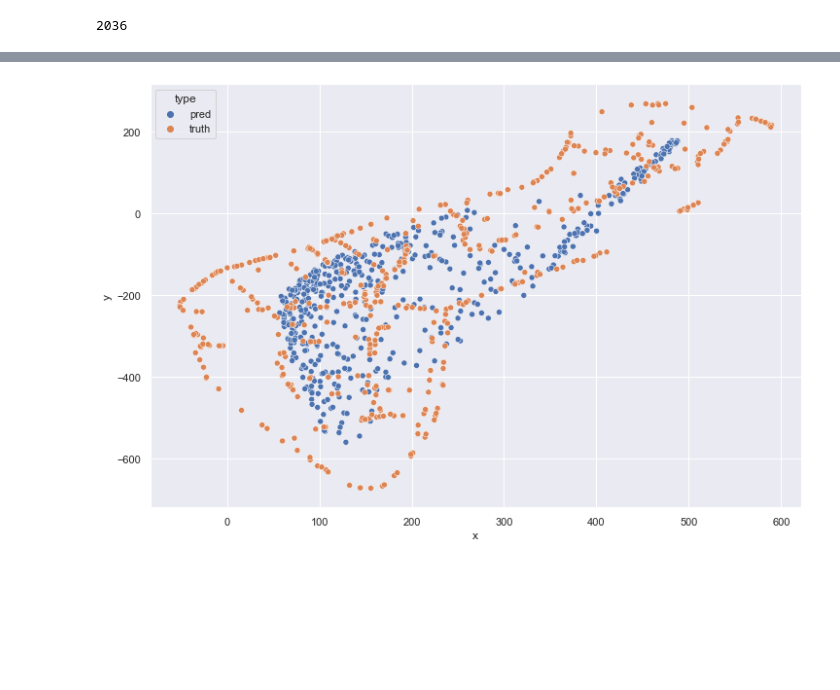
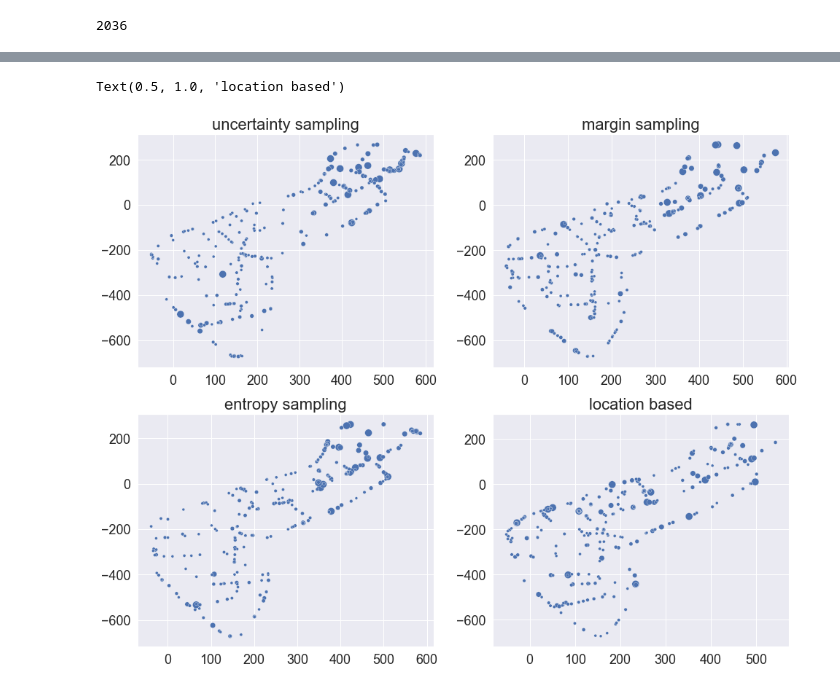
Before and after one commit to telenovelachuan/data_science, a Jupyter notebook: master_project/new_qs.ipynb, the cells around one changed output, grey strips where cells are left out. Cells and saved outputs as stored; diff of their text form; code cells hidden in the pictures; blank space fills up the shorter version.

```diff
--- a/master_project/new_qs.ipynb
+++ b/master_project/new_qs.ipynb
@@ -295,10 +367,0 @@ min(mses_uncertainty_all), min(mses_lb_all)
-# %%
-# Looking at the chosen samples by the random sampling method
-df_chosen = pd.read_csv("chosen/cnn_ae_al1_lb_all_chosen_500iter.csv", index_col=0)
-df_chosen["type"] = "chosen"
-df_pool = pd.DataFrame(pool_y_al, columns=["x", "y", "z"])
-df_pool["type"] = "overall pool"
-df_concat = pd.concat([df_pool, df_chosen], ignore_index=True)
-sns.set()
-plt.figure(figsize=(12, 8))
-sns.scatterplot(x="x", y="y", data=df_chosen)
@@ -308,21 +368,31 @@ sns.scatterplot(x="x", y="y", data=df_chosen)
-# %%
-def analyze_predictions(y_test, x_test=None, file=None, model=None):
-    if x_test is not None:
-        preds = model.predict(x_test)
-        preds = pd.DataFrame(preds, columns=["x", "y", "z"])
-    else:
-        preds = pd.read_csv(f"preds/{file}")
-    preds = preds[["x", "y", "z"]]
-    preds["type"] = "pred"
-    truth = pd.DataFrame(y_test, columns=["x", "y", "z"])
-    truth = truth[["x", "y", "z"]]
-    truth["type"] = "truth"
-    concat = pd.concat([preds, truth], ignore_index=True)
-    sns.set()
-    plt.figure(figsize=(12, 8))
-    concat = concat[concat["x"]<1000]
-    sns.scatterplot(x="x", y="y", data=concat, hue="type")
-
-analyze_predictions(y_test_ae_cnn, file="cnn_ae_al1_lb_all_preds.csv")
-# %% [output]
-[figure, removed]
+# %%
+# Looking at the chosen samples by the 4 uncertainty sampling methods
+plt.subplots(2, 2, figsize=(16, 20))
+font_size = 18
+fs_title = 22
+
+def plot_qs_chosen(qs_name, idx):
+    df_chosen = pd.read_csv(f"chosen/cnn_ae_al2_{qs_name}_all_chosen_250iter.csv", index_col=0)
+    df_chosen["iter"] = df_chosen["iter"] + 1
+    batch = 15
+    df_chosen["size"] = df_chosen["iter"].apply(lambda val: 5 / (((val - (val % batch)) / batch) + 1))
+    sns.set()
+    plt.subplot(3, 2, idx)
+    ax = sns.scatterplot(x="x", y="y", data=df_chosen, size="size", sizes=(15, 100))
+    plt.title(f"{qs_name} sampling", fontsize=fs_title)
+    plt.xticks(fontsize=font_size)
+    plt.yticks(fontsize=font_size)
+    plt.xlabel("MSE", fontsize=font_size)
+    ax.xaxis.label.set_visible(False)
+    ax.yaxis.label.set_visible(False)
+    ax.get_legend().remove()
+
+#plot_qs_chosen("random", 1)
+plot_qs_chosen("uncertainty", 1)
+plot_qs_chosen("margin", 2)
+plot_qs_chosen("entropy", 3)
+plot_qs_chosen("lb", 4)
+plt.title("location based", fontsize=fs_title)
+# %% [output]
+Text(0.5, 1.0, 'location based')
+[figure, added]
```
Also changed, not shown: parts of 15 cells of this notebook, 28 other files.
